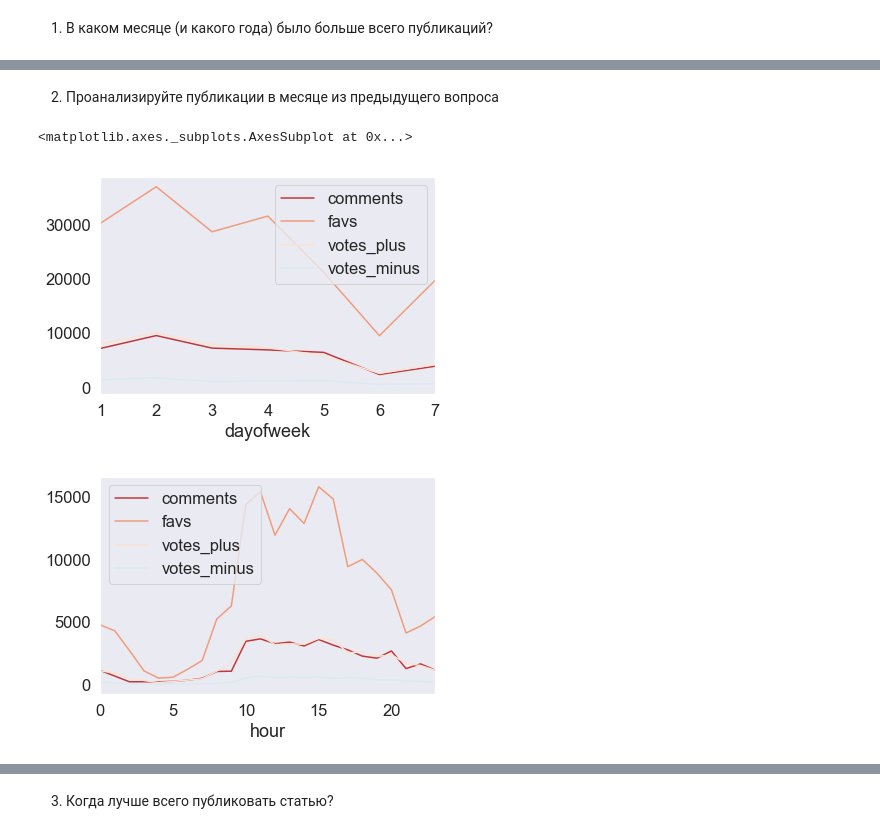
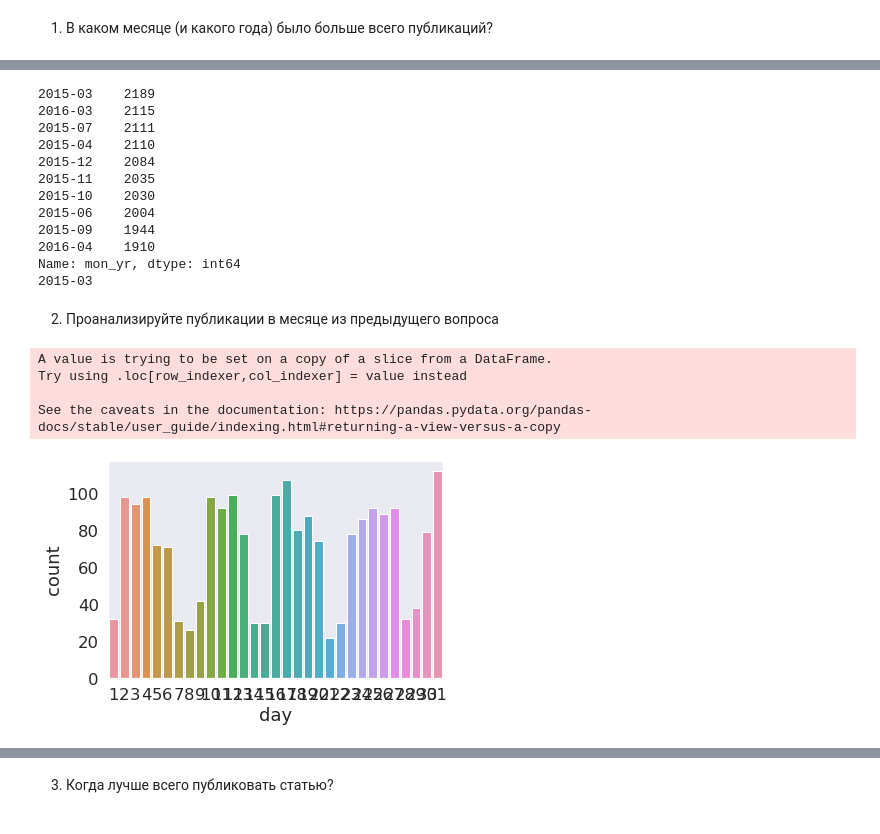
Before and after one commit to svtgo/cs102, a Jupyter notebook: homework07/Pandas2.ipynb, the cells around one changed output, grey strips where cells are left out. Cells and saved outputs as stored; diff of their text form; code cells hidden in the pictures.

```diff
--- a/homework07/Pandas2.ipynb
+++ b/homework07/Pandas2.ipynb
@@ -88,0 +84,19 @@ sns_plot = sns.jointplot(df['month'], df['year'], kind='kde', color='green') #
+# %%
+df['mon_yr'] = [str(p)[:7] for p in df.published]
+# %%
+print(df.mon_yr.value_counts()[:10])
+popmon = df.mon_yr.value_counts().index[0]
+print(popmon)
+# %% [output]
+2015-03    2189
+2016-03    2115
+2015-07    2111
+2015-04    2110
+2015-12    2084
+2015-11    2035
+2015-10    2030
+2015-06    2004
+2015-09    1944
+2016-04    1910
+Name: mon_yr, dtype: int64
+2015-03
@@ -89,16 +105,14 @@ sns_plot = sns.jointplot(df['month'], df['year'], kind='kde', color='green') #
 # %% [markdown]
 2. Проанализируйте публикации в месяце из предыдущего вопроса
-# %%
-features = ['comments','favs','votes_plus','votes_minus']
-data = df[(df['year'] == 2015) & (df['month'] == 3)]
-sales_data = data[[x for x in features] + ['dayofweek']]
-sales_data.groupby('dayofweek').sum().plot()
-
-features = ['comments','favs','votes_plus','votes_minus']
-data = df[(df['year'] == 2015) & (df['month'] == 3)]
-sales_data = data[[x for x in features] + ['hour']]
-sales_data.groupby('hour').sum().plot()
-# %% [output]
-<matplotlib.axes._subplots.AxesSubplot at 0x...>
-[figure, removed]
-[figure, removed]
+# %%
+
+df_popmonth = df[df.mon_yr == popmon]
+df_popmonth['day'] = [p.day for p in df_popmonth.published]
+
+sns.countplot(x = 'day', data = df_popmonth);
+# %% [output]
+A value is trying to be set on a copy of a slice from a DataFrame.
+Try using .loc[row_indexer,col_indexer] = value instead
+
+See the caveats in the documentation: https://pandas.pydata.org/pandas-docs/stable/user_guide/indexing.html#returning-a-view-versus-a-copy
+[figure, added]
```
Also changed, not shown: parts of 21 cells of this notebook, 2 other files.
